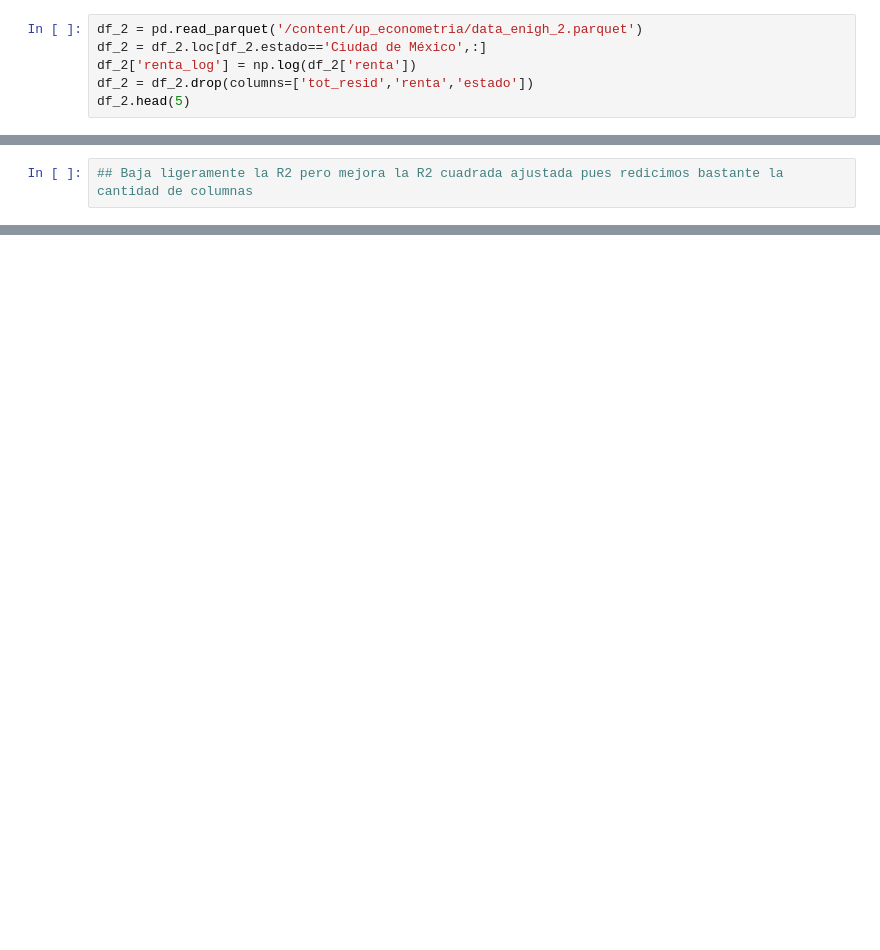
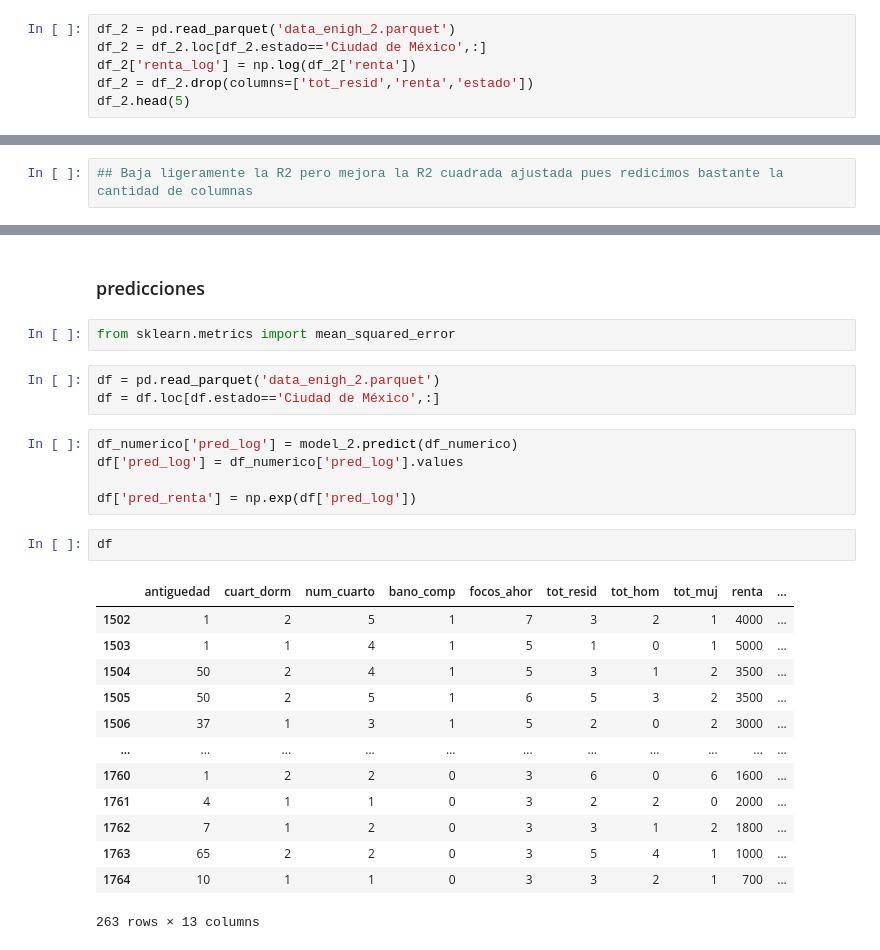
Before and after one commit to iserranoz/up_econometria, a Jupyter notebook: Proyecto_Econometría_logtransf.ipynb, the cells around one changed output, grey strips where cells are left out. Drawn from its saved outputs; the diff is of its cells as text; blank space fills up the shorter version.

```diff
--- a/Proyecto_Econometría_logtransf.ipynb
+++ b/Proyecto_Econometría_logtransf.ipynb
@@ -338,5 +330,5 @@ print(dict(zip(labels, white_test)))
 # %%
-df_2 = pd.read_parquet('/content/up_econometria/data_enigh_2.parquet')
+df_2 = pd.read_parquet('data_enigh_2.parquet')
 df_2 = df_2.loc[df_2.estado=='Ciudad de México',:]
 df_2['renta_log'] = np.log(df_2['renta'])
 df_2 = df_2.drop(columns=['tot_resid','renta','estado'])
@@ -475,0 +520,28 @@ Notes:
+# %% [markdown]
+### predicciones
+# %%
+from sklearn.metrics import mean_squared_error
+# %%
+df = pd.read_parquet('data_enigh_2.parquet')
+df = df.loc[df.estado=='Ciudad de México',:]
+# %%
+df_numerico['pred_log'] = model_2.predict(df_numerico)
+df['pred_log'] = df_numerico['pred_log'].values
+
+df['pred_renta'] = np.exp(df['pred_log'])
+# %%
+df
+# %% [output]
+|  | antiguedad | cuart_dorm | num_cuarto | bano_comp | focos_ahor | tot_resid | tot_hom | tot_muj | renta | ... |
+| 1502 | 1 | 2 | 5 | 1 | 7 | 3 | 2 | 1 | 4000 | ... |
+| 1503 | 1 | 1 | 4 | 1 | 5 | 1 | 0 | 1 | 5000 | ... |
+| 1504 | 50 | 2 | 4 | 1 | 5 | 3 | 1 | 2 | 3500 | ... |
+| 1505 | 50 | 2 | 5 | 1 | 6 | 5 | 3 | 2 | 3500 | ... |
+| 1506 | 37 | 1 | 3 | 1 | 5 | 2 | 0 | 2 | 3000 | ... |
+| ... | ... | ... | ... | ... | ... | ... | ... | ... | ... | ... |
+| 1760 | 1 | 2 | 2 | 0 | 3 | 6 | 0 | 6 | 1600 | ... |
+| 1761 | 4 | 1 | 1 | 0 | 3 | 2 | 2 | 0 | 2000 | ... |
+| 1762 | 7 | 1 | 2 | 0 | 3 | 3 | 1 | 2 | 1800 | ... |
+| 1763 | 65 | 2 | 2 | 0 | 3 | 5 | 4 | 1 | 1000 | ... |
+| 1764 | 10 | 1 | 1 | 0 | 3 | 3 | 2 | 1 | 700 | ... |
+263 rows × 13 columns
```
Also changed, not shown: parts of 19 cells of this notebook.
